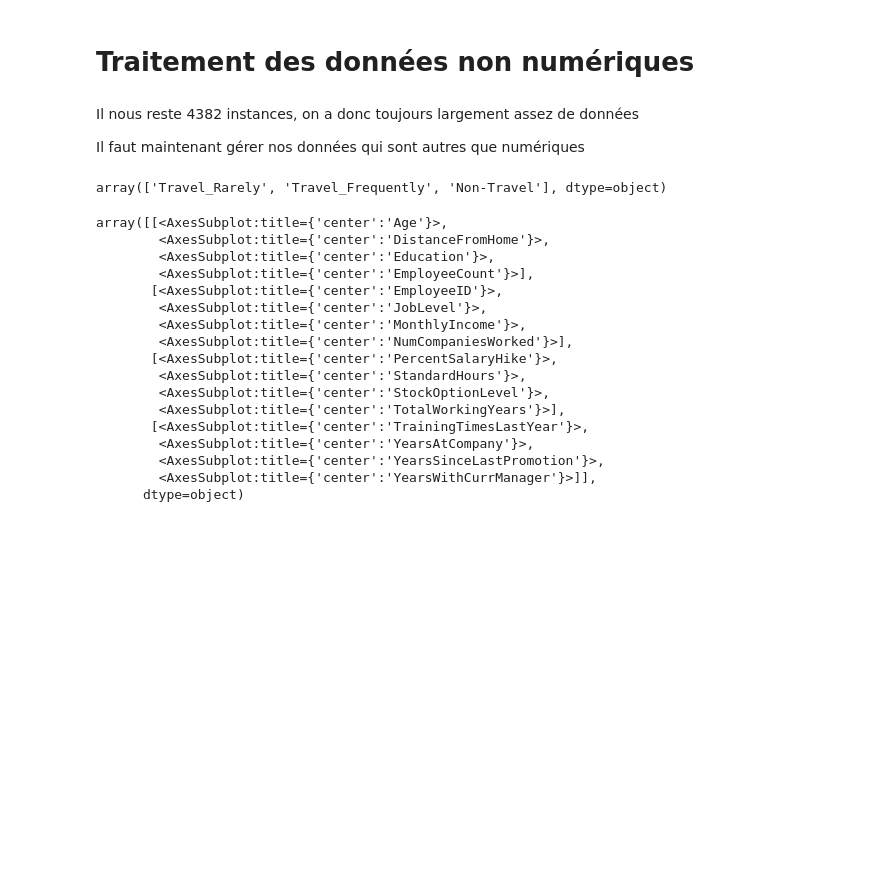
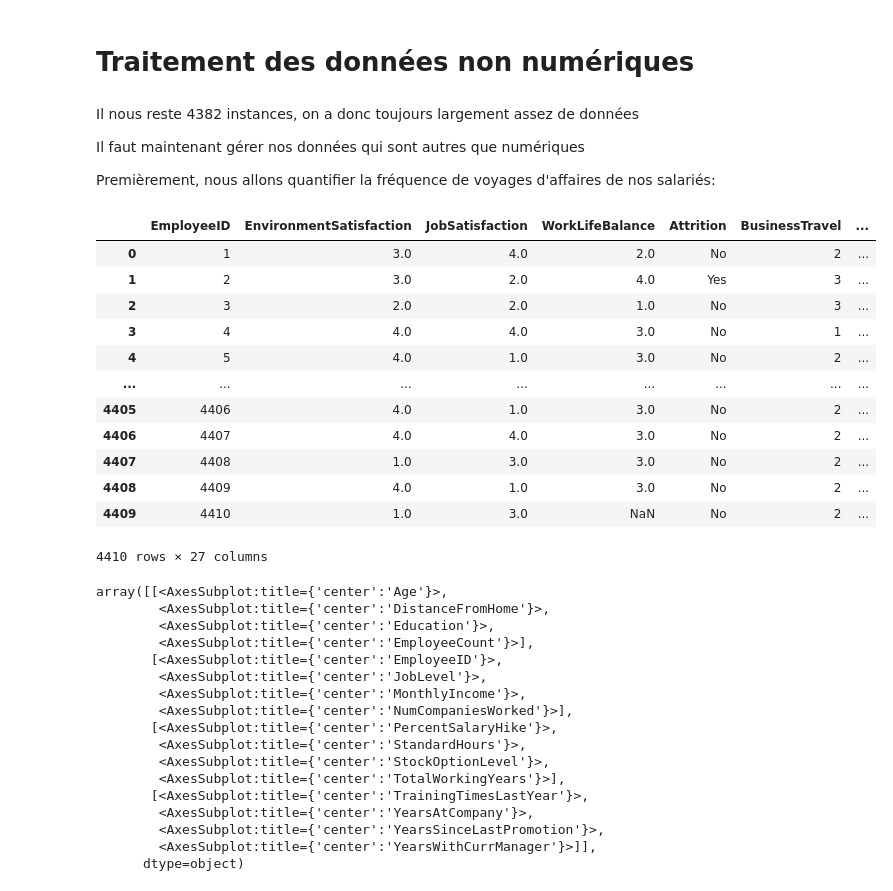
Before and after one commit to R1leMargoulin/Projet_ML_Human4You, a Jupyter notebook: Data_analysis.ipynb, the cells around one changed output. Drawn from its saved outputs; the diff is of its cells as text; code cells hidden in the pictures; blank space fills up the shorter version.

```diff
--- a/Data_analysis.ipynb
+++ b/Data_analysis.ipynb
@@ -171,17 +171,30 @@ memory usage: 940.6+ KB
 Il nous reste 4382 instances, on a donc toujours largement assez de données
 
 Il faut maintenant gérer nos données qui sont autres que numériques
+
+Premièrement, nous allons quantifier la fréquence de voyages d'affaires de nos salariés:
 # %%
+#import numpy as np
 from sklearn.preprocessing import OrdinalEncoder
 
-encoder = OrdinalEncoder()
+
+mapping_dict = {'Non-Travel': 1, 'Travel_Rarely': 2, 'Travel_Frequently': 3}
+
+datas['BusinessTravel'] = datas['BusinessTravel'].map(mapping_dict)
 
 
-
-
-datas['BusinessTravel'].unique()
-travel_dict = [['Non-Travel', 0], ['Travel_Rarely', 2], ['Travel_Frequently', 3]]
-
-encoder.fit()
+# encoder.fit()
 # %% [output]
+|  | EmployeeID | EnvironmentSatisfaction | JobSatisfaction | WorkLifeBalance | Attrition | BusinessTravel | ... |
+| 0 | 1 | 3.0 | 4.0 | 2.0 | No | 2 | ... |
+| 1 | 2 | 3.0 | 2.0 | 4.0 | Yes | 3 | ... |
+| 2 | 3 | 2.0 | 2.0 | 1.0 | No | 3 | ... |
+| 3 | 4 | 4.0 | 4.0 | 3.0 | No | 1 | ... |
+| 4 | 5 | 4.0 | 1.0 | 3.0 | No | 2 | ... |
+| ... | ... | ... | ... | ... | ... | ... | ... |
+| 4405 | 4406 | 4.0 | 1.0 | 3.0 | No | 2 | ... |
+| 4406 | 4407 | 4.0 | 4.0 | 3.0 | No | 2 | ... |
+| 4407 | 4408 | 1.0 | 3.0 | 3.0 | No | 2 | ... |
+| 4408 | 4409 | 4.0 | 1.0 | 3.0 | No | 2 | ... |
+| 4409 | 4410 | 1.0 | 3.0 | NaN | No | 2 | ... |
-array(['Travel_Rarely', 'Travel_Frequently', 'Non-Travel'], dtype=object)
+4410 rows × 27 columns
```
Also changed, not shown: parts of 1 cell of this notebook.
